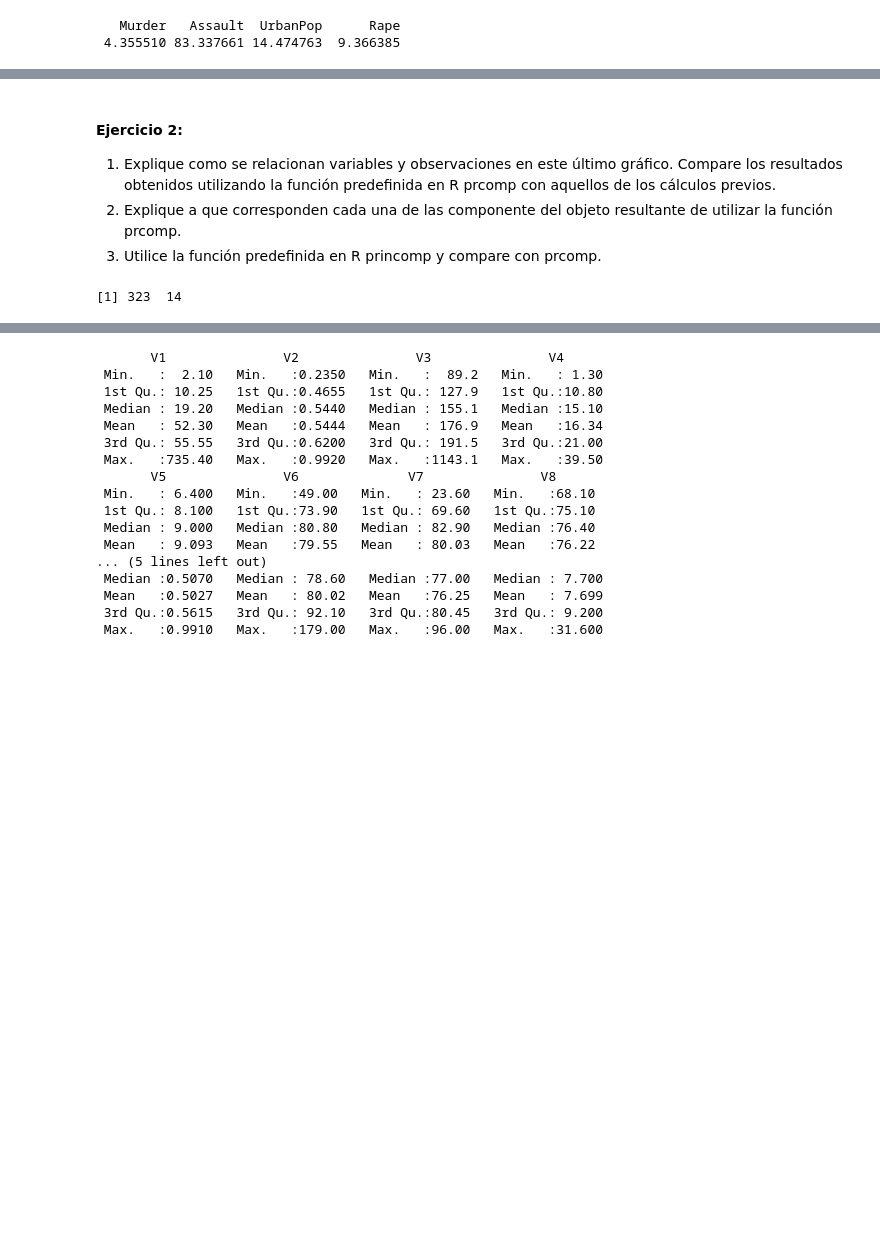
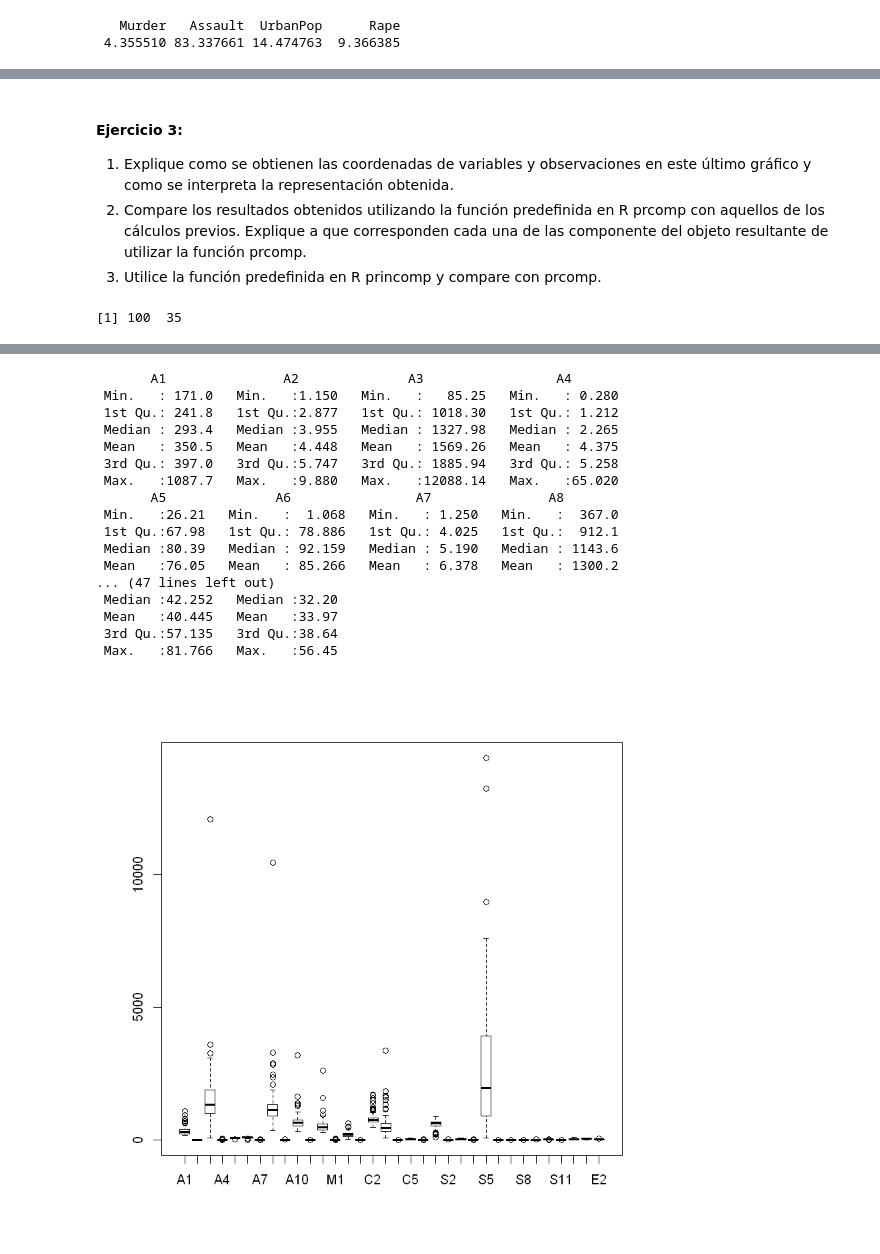
Before and after one commit to elianascheihing/INFO257, a Jupyter notebook: PCA/PCA.ipynb, the cells around one changed output, grey strips where cells are left out. Cells and saved outputs as stored; diff of their text form; code cells hidden in the pictures; blank space fills up the shorter version.

```diff
--- a/PCA/PCA.ipynb
+++ b/PCA/PCA.ipynb
@@ -222,13 +277,13 @@ biplot(pca_res, scale = 0)
 # %% [markdown]
-#### Ejercicio 2:
-1. Explique como se relacionan variables y observaciones en este último gráfico. Compare los resultados obtenidos utilizando la función predefinida en R prcomp con aquellos de los cálculos previos.
-2. Explique a que corresponden cada una de las componente del objeto resultante de utilizar la función prcomp.
+#### Ejercicio 3:
+1. Explique como se obtienen las coordenadas de  variables y observaciones en este último gráfico y como se interpreta la representación obtenida.
+2. Compare los resultados obtenidos utilizando la función predefinida en R prcomp con aquellos de los cálculos previos. Explique a que corresponden cada una de las componente del objeto resultante de utilizar la función prcomp.
 3. Utilice la función predefinida en R princomp y compare con prcomp.
 # %%
-datos <- read.table("comunas.csv",sep=";",dec=".",header= TRUE)
+datos <- read.table("datosComunas.csv",sep=";",dec=",",header= TRUE)
 dim(datos)
-datos1 <- as.matrix(datos[1:323,3:14])
-datos2 <- matrix(as.numeric(datos1),ncol=12,nrow=323,byrow=FALSE)
-summary(datos2)
+head(datos)
+summary(datos[,2:35])
+boxplot(datos[,2:35])
 # %% [output]
-[1] 323  14
+[1] 100  35
@@ -235,17 +297,18 @@ summary(datos2)
-       V1               V2               V3               V4
- Min.   :  2.10   Min.   :0.2350   Min.   :  89.2   Min.   : 1.30
- 1st Qu.: 10.25   1st Qu.:0.4655   1st Qu.: 127.9   1st Qu.:10.80
- Median : 19.20   Median :0.5440   Median : 155.1   Median :15.10
- Mean   : 52.30   Mean   :0.5444   Mean   : 176.9   Mean   :16.34
- 3rd Qu.: 55.55   3rd Qu.:0.6200   3rd Qu.: 191.5   3rd Qu.:21.00
- Max.   :735.40   Max.   :0.9920   Max.   :1143.1   Max.   :39.50
-       V5               V6              V7               V8
- Min.   : 6.400   Min.   :49.00   Min.   : 23.60   Min.   :68.10
- 1st Qu.: 8.100   1st Qu.:73.90   1st Qu.: 69.60   1st Qu.:75.10
- Median : 9.000   Median :80.80   Median : 82.90   Median :76.40
- Mean   : 9.093   Mean   :79.55   Mean   : 80.03   Mean   :76.22
-... (5 lines left out)
- Median :0.5070   Median : 78.60   Median :77.00   Median : 7.700
- Mean   :0.5027   Mean   : 80.02   Mean   :76.25   Mean   : 7.699
- 3rd Qu.:0.5615   3rd Qu.: 92.10   3rd Qu.:80.45   3rd Qu.: 9.200
- Max.   :0.9910   Max.   :179.00   Max.   :96.00   Max.   :31.600
+       A1               A2              A3                 A4
+ Min.   : 171.0   Min.   :1.150   Min.   :   85.25   Min.   : 0.280
+ 1st Qu.: 241.8   1st Qu.:2.877   1st Qu.: 1018.30   1st Qu.: 1.212
+ Median : 293.4   Median :3.955   Median : 1327.98   Median : 2.265
+ Mean   : 350.5   Mean   :4.448   Mean   : 1569.26   Mean   : 4.375
+ 3rd Qu.: 397.0   3rd Qu.:5.747   3rd Qu.: 1885.94   3rd Qu.: 5.258
+ Max.   :1087.7   Max.   :9.880   Max.   :12088.14   Max.   :65.020
+       A5              A6                A7               A8
+ Min.   :26.21   Min.   :  1.068   Min.   : 1.250   Min.   :  367.0
+ 1st Qu.:67.98   1st Qu.: 78.886   1st Qu.: 4.025   1st Qu.:  912.1
+ Median :80.39   Median : 92.159   Median : 5.190   Median : 1143.6
+ Mean   :76.05   Mean   : 85.266   Mean   : 6.378   Mean   : 1300.2
+... (47 lines left out)
+ Median :42.252   Median :32.20
+ Mean   :40.445   Mean   :33.97
+ 3rd Qu.:57.135   3rd Qu.:38.64
+ Max.   :81.766   Max.   :56.45
+[figure, added]
```
Also changed, not shown: parts of 21 cells of this notebook, 13 other files.
